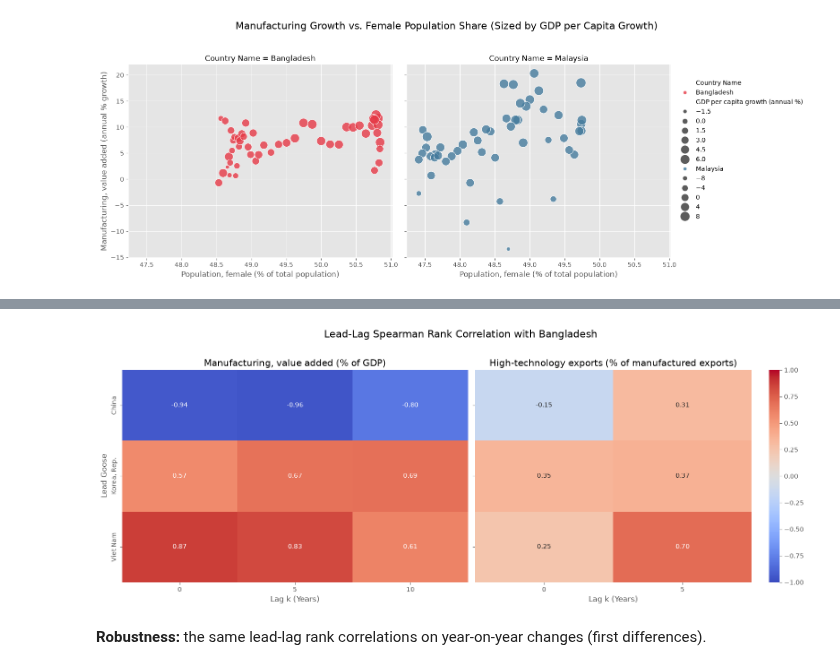
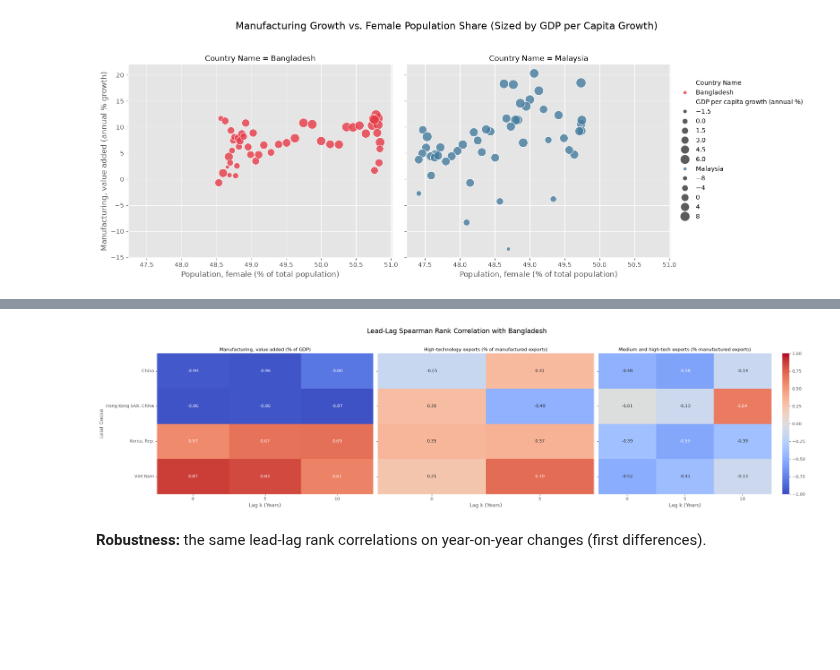
Before and after one commit to MJwd-Hasan/bd_flying_geese, a Jupyter notebook: export_import.ipynb, the cells around one changed output, grey strips where cells are left out. Saved outputs shown, nothing was run; the diff lists cells and outputs as text; code cells hidden in the pictures; blank space fills up the shorter version.

Commit message:
ipynb updates: Hong Kong and Medium - High-Tech exports added

```diff
--- a/export_import.ipynb
+++ b/export_import.ipynb
@@ -43,6 +43,11 @@ DATA_PATH = Path('wdi_data.csv')
 data = pd.read_csv(DATA_PATH)
 # WDI codes missing observations as '..'; they become NaN here
 data['Value'] = pd.to_numeric(data['Value'], errors='coerce')
+# The extract now starts in 1960. The analysis (and the paper) use 1976-2025, so the window is fixed here.
+# Set ANALYSIS_START = data['Time'].min() (1960) to use every available year; the original nine economies
+# then gain 1960-1975 observations and their results will change.
+ANALYSIS_START = 1976
+data = data[data['Time'] >= ANALYSIS_START]
 data = data.sort_values(['Country Name', 'Time', 'Series Name']).reset_index(drop=True)
 data.head(2)
 # %% [output]
@@ -262,6 +270,7 @@ palette = {
     'Korea, Rep.': '#6A994E',
     'Philippines': '#BC6C25',
     'Singapore': '#6D597A',
+    'Hong Kong SAR, China': '#C71585',
 }
 
 def condition(country: str, cutoff: int, x=x_variables, y=y_variable, display: bool = True, alpha: float = 0.05, coefficients: bool = False):
@@ -385,0 +426,27 @@ plt.show()
+# %%
+# Kojima FDI-upgrading quadrant: FDI vs. Medium and high-tech exports (decade averages)
+mht = 'Medium and high-tech exports (% manufactured exports)'
+fdi_col = 'Foreign direct investment, net inflows (% of GDP)'
+FDI_CUTOFF = 1.5   # illustrative, as in the high-tech figure
+MHT_CUTOFF = 50    # illustrative: a majority of manufactured exports are medium/high-tech
+
+paired = data[data['Country Name'].isin(countries)].dropna(subset=[fdi_col, mht]).copy()
+paired['Decade'] = (paired['Time'] // 10) * 10
+decade_mht = (paired.groupby(['Country Name', 'Decade'], as_index=False)
+              .agg(**{fdi_col: (fdi_col, 'mean'), mht: (mht, 'mean'), 'Years': ('Time', 'count')})
+              .sort_values(['Country Name', 'Decade']).reset_index(drop=True))
+
+plt.figure(figsize = (18, 9))
+sns.scatterplot(data = decade_mht, x = fdi_col, y = mht, hue = 'Country Name', style = 'Decade', palette = palette, s = 150)
+for c in countries:
+    sub = decade_mht[decade_mht['Country Name'] == c].reset_index(drop=True)
+    for i in range(len(sub) - 1):
+        plt.annotate('', xy=(sub.loc[i+1, fdi_col], sub.loc[i+1, mht]), xytext=(sub.loc[i, fdi_col], sub.loc[i, mht]), arrowprops=dict(arrowstyle='->', color=palette[c], lw=2))
+fdi_symlog_axis()
+plt.axvline(FDI_CUTOFF, color='grey', linestyle='--', linewidth=1)
+plt.axhline(MHT_CUTOFF, color='grey', linestyle='--', linewidth=1)
+plt.title('Kojima FDI-Upgrading Quadrant Dynamic: Medium and high-tech exports (Decade-wise Average)')
+save_fig('fig_kojima_medhightech.png')
+plt.show()
+
+decade_mht.round(2)
@@ -445,6 +533,7 @@ Dowling, M., & Cheang, C. T. (2000). "Shifting comparative advantage in Asia: ne
 # %%
-lead_countries = ['China', 'Korea, Rep.', 'Viet Nam']
-variables = ['Manufacturing, value added (% of GDP)', 'High-technology exports (% of manufactured exports)']
+lead_countries = ['China', 'Korea, Rep.', 'Viet Nam', 'Hong Kong SAR, China']
+variables = ['Manufacturing, value added (% of GDP)', 'High-technology exports (% of manufactured exports)',
+             'Medium and high-tech exports (% manufactured exports)']
 lags = [0, 5, 10]
 
 results = []
@@ -496,20 +586,20 @@ results_df
 # %%
-fig, axes = plt.subplots(1, len(variables), figsize=(16, 6), sharey=True)
+fig, axes = plt.subplots(1, len(variables), figsize=(8 * len(variables), 6), sharey=True)
 
 for i, var in enumerate(variables):
     sub_res = results_df[results_df['Variable'] == var].pivot(index='Lead Goose', columns='Lag (k)', values='Spearman Rho')
     sns.heatmap(sub_res, annot=True, fmt='.2f', cmap='coolwarm', vmin=-1, vmax=1, center=0, ax=axes[i], cbar=(i == len(variables) - 1))
-    axes[i].set_title(var)
+    axes[i].set_title(var, fontsize=11)
     axes[i].set_xlabel('Lag k (Years)')
     if i > 0:
         axes[i].set_ylabel('')
 
 plt.suptitle('Lead-Lag Spearman Rank Correlation with Bangladesh', fontsize=16, y=1.02)
 plt.tight_layout()
 save_fig('fig_spearman_heatmap.png')
 plt.show()
 # %% [output]
-[figure, old version]
+[figure, new version]
 # %% [markdown]
 **Robustness:** the same lead-lag rank correlations on year-on-year changes (first differences).
 # %%
```
Also changed, not shown: parts of 26 cells of this notebook, 1 other file.
